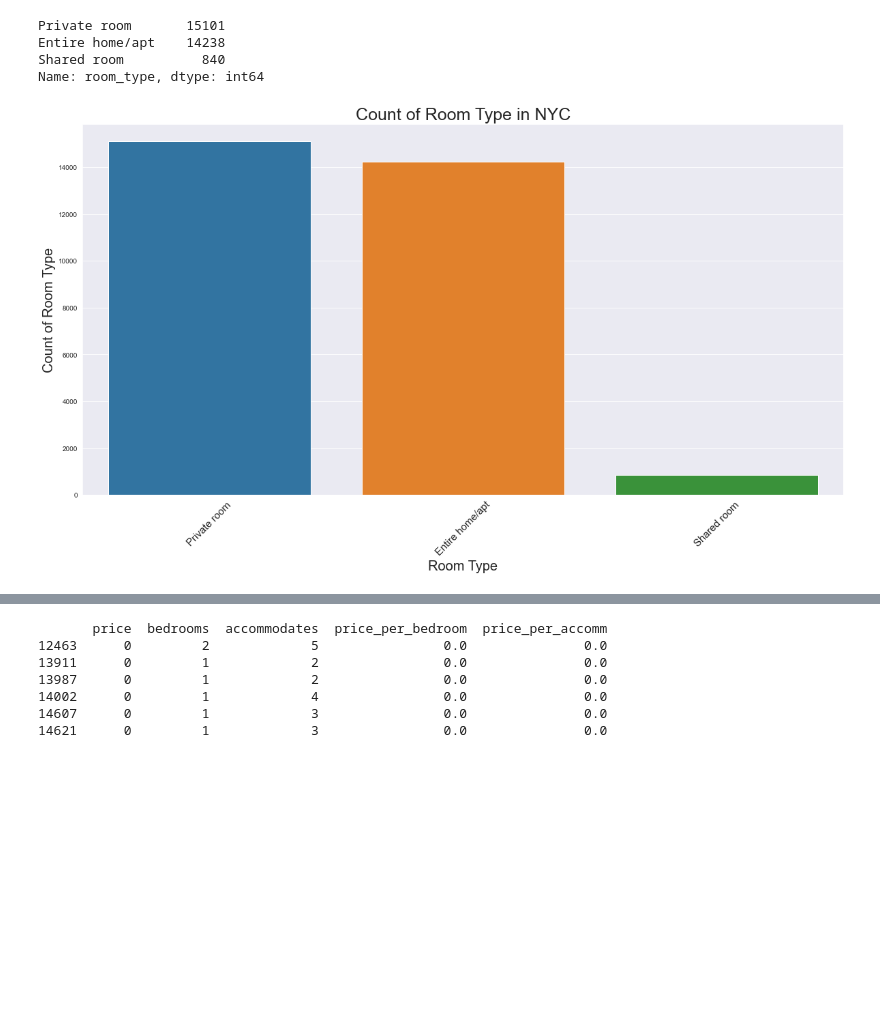
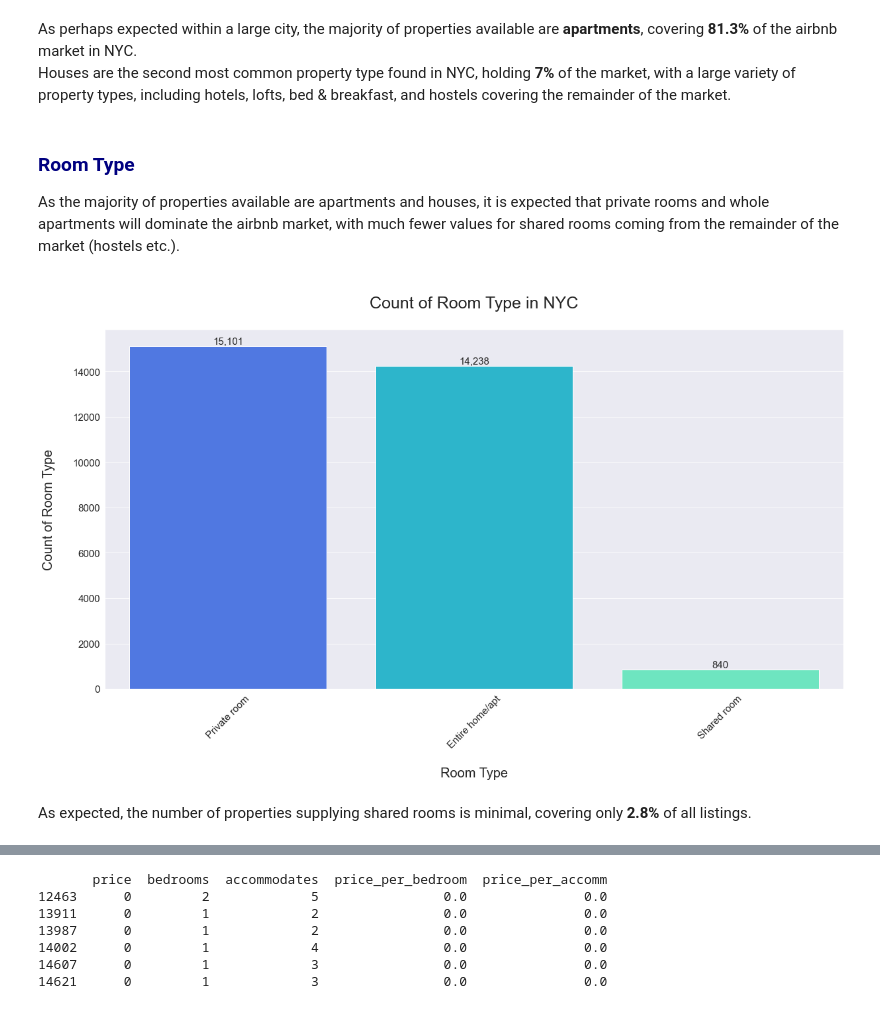
Before and after one commit to rachelastar/airbnb-eda, a Jupyter notebook: Airbnb-EDA.ipynb, the cells around one changed output, grey strips where cells are left out. Cells and saved outputs as stored; diff of their text form; code cells hidden in the pictures; blank space fills up the shorter version.

Commit message:
Completed EDA, added text supplements, tidied and tweaked some code for graphs

```diff
--- a/Airbnb-EDA.ipynb
+++ b/Airbnb-EDA.ipynb
@@ -119,19 +137,23 @@ plt.show()
+# %% [markdown]
+As perhaps expected within a large city, the majority of properties available are <b>apartments</b>, covering <b>81.3%</b> of the airbnb market in NYC.
+<br> Houses are the second most common property type found in NYC, holding <b>7%</b> of the market, with a large variety of property types, including hotels, lofts, bed & breakfast, and hostels covering the remainder of the market.
+# %% [markdown]
+<h3 style="color:navy;"> Room Type</h3>
+As the majority of properties available are apartments and houses, it is expected that private rooms and whole apartments will dominate the airbnb market, with much fewer values for shared rooms coming from the remainder of the market (hostels etc.).
 # %%
-room_type_count = listings['room_type'].value_counts()
-print(room_type_count)
-
-#Creating bar plot to show these
-plt.figure(figsize=(20,10))
-sns.countplot(data=listings, x='room_type')
-sns.set_style('darkgrid')
-plt.xlabel("Room Type", fontsize=20)
-plt.ylabel("Count of Room Type", fontsize=20)
-plt.title("Count of Room Type in NYC", fontsize=25)
+#Creating count plot to show these
+palette = sns.color_palette("rainbow")
+sns.set_palette(palette)
+fig, ax = plt.subplots(figsize=(20,10))
+ax = sns.countplot(data=listings, x='room_type')
+ax.set_xlabel("\nRoom Type", fontsize=20)
+ax.set_ylabel("Count of Room Type\n", fontsize=20)
+ax.set_title("\nCount of Room Type in NYC\n", fontsize=25)
+ax.bar_label(ax.containers[0], fontsize=15, fmt='{:,.0f}')
 plt.xticks(rotation=45, fontsize=15)
+plt.yticks(fontsize=15)
 plt.show()
 # %% [output]
-Private room       15101
-Entire home/apt    14238
-Shared room          840
-Name: room_type, dtype: int64
-[figure, old version]
+[figure, new version]
+# %% [markdown]
+As expected, the number of properties supplying shared rooms is minimal, covering only <b>2.8%</b> of all listings.
```
Also changed, not shown: parts of 57 cells of this notebook.
